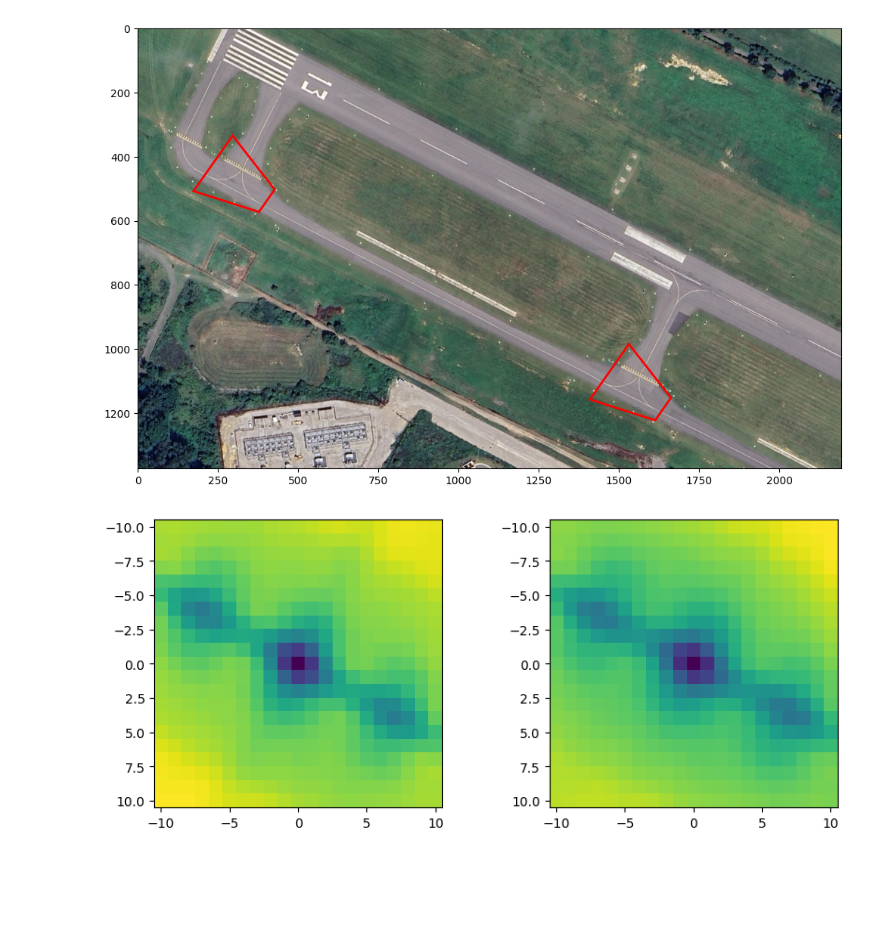
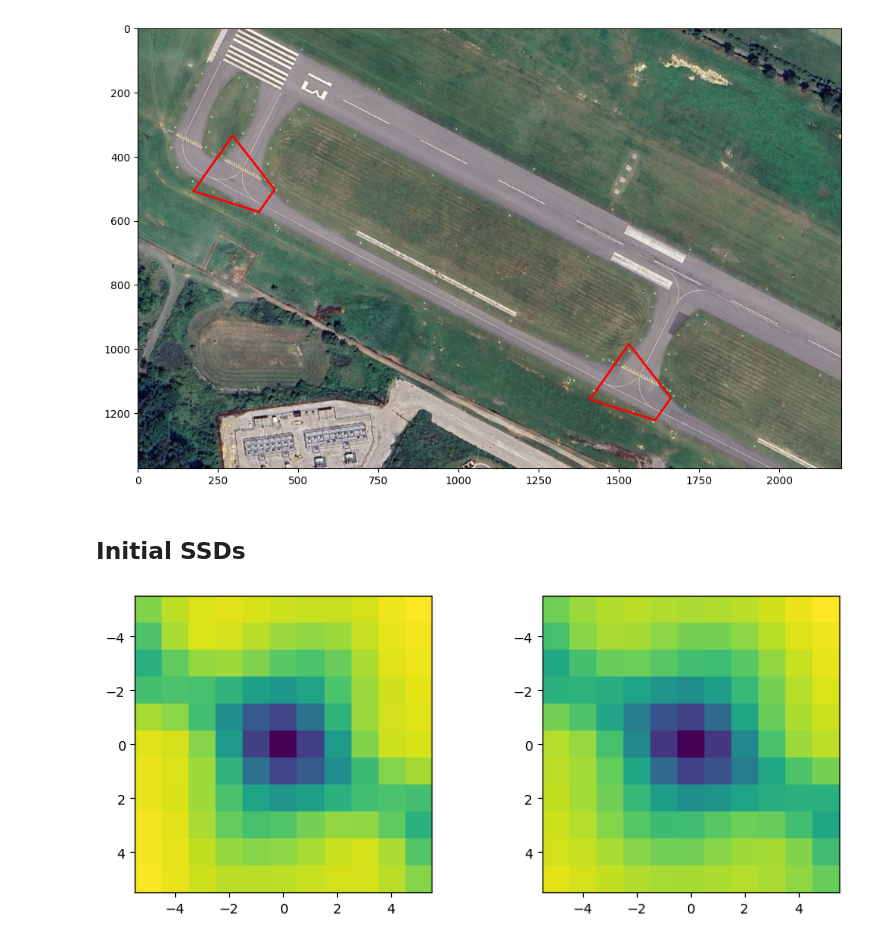
Before and after one commit to dchoate119/ASAR, a Jupyter notebook: s4/fde/lsa_sat_correlation.ipynb, the cells around one changed output. Saved outputs shown, nothing was run; the diff lists cells and outputs as text; code cells hidden in the pictures; blank space fills up the shorter version.

```diff
--- a/s4/fde/lsa_sat_correlation.ipynb
+++ b/s4/fde/lsa_sat_correlation.ipynb
@@ -36,30 +42,32 @@ for q in traps:
     plt.gca().add_patch(plt.Polygon(q, fill=False, ec='r', lw=2))
 # %% [output]
 [figure]
+# %% [markdown]
+## Initial SSDs
 # %%
 # Correlation process for satellite image maps
 
 sat_g = cv2.cvtColor(sat_rgb, cv2.COLOR_RGB2GRAY).astype(np.float32) / 255
-n = 10
+n = 5
 
 ssds_all = []
 for q in traps:
     mask = np.zeros((H,W), np.uint8)
     cv2.fillPoly(mask, [q.astype(np.int32)], 1)
     ys, xs = np.nonzero(mask) # Pixels inside the trapezoid
     tmpl = sat_g[ys, xs]
 
     # SSDs
     ssds = np.zeros((2*n+1, 2*n+1))
     for shiftx in range(-n, n+1):
         for shifty in range(-n, n+1):
             diffs = tmpl - sat_g[ys + shifty, xs + shiftx]
             ssds[shiftx + n, shifty + n] = np.sum(diffs**2)
     ssds_all.append(ssds)
 
 fig, axs = plt.subplots(1, len(ssds_all), figsize=(10,4))
 for i, (a,s) in enumerate(zip(axs, ssds_all)):
     im = a.imshow(s.T, extent=[-n-.5, n+.5, n+.5, -n-.5])
 # %% [output]
-[figure, old version]
+[figure, new version]
 # %%
```
Also changed, not shown: parts of 18 cells of this notebook.
